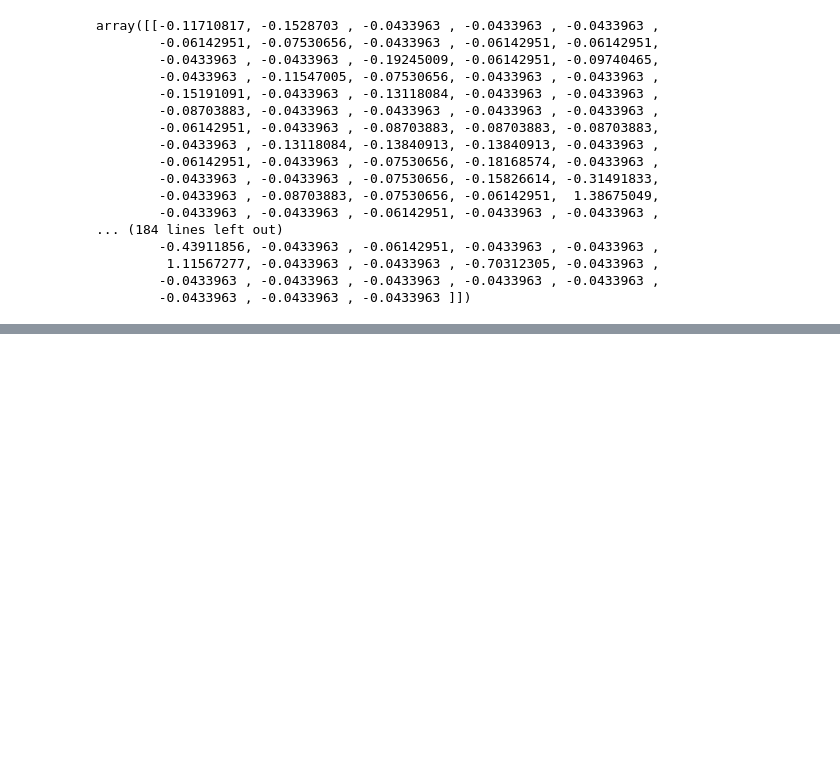
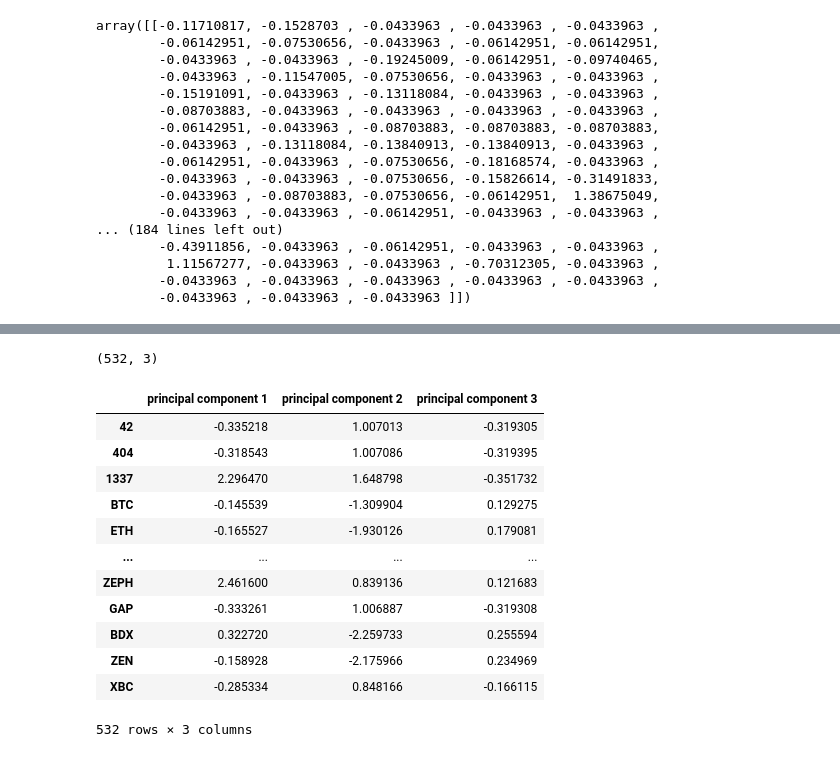
Before and after one commit to elp192/Cryptocurrencies, a Jupyter notebook: crypto_clustering.ipynb, the cells around one changed output, grey strips where cells are left out. Drawn from its saved outputs; the diff is of its cells as text; code cells hidden in the pictures; blank space fills up the shorter version.

Commit message:
Added Reduced data dimensions using PCA

```diff
--- a/crypto_clustering.ipynb
+++ b/crypto_clustering.ipynb
@@ -195,0 +198,5 @@ array([[-0.11710817, -0.1528703 , -0.0433963 , -0.0433963 , -0.0433963 ,
+# %%
+# Using PCA to reduce dimension to three principal components.
+pca=PCA(n_components=3)
+crypto_pca=pca.fit_transform(df_crypto_scaled)
+crypto_pca
@@ -195,0 +211,20 @@ array([[-0.11710817, -0.1528703 , -0.0433963 , -0.0433963 , -0.0433963 ,
+# %%
+# Create a DataFrame with the three principal components.
+df_crypto_pca=pd.DataFrame(data=crypto_pca,columns=['principal component 1','principal component 2','principal component 3'],index=df_crypto.index)
+print(df_crypto_pca.shape)
+df_crypto_pca
+# %% [output]
+(532, 3)
+|  | principal component 1 | principal component 2 | principal component 3 |
+| 42 | -0.335218 | 1.007013 | -0.319305 |
+| 404 | -0.318543 | 1.007086 | -0.319395 |
+| 1337 | 2.296470 | 1.648798 | -0.351732 |
+| BTC | -0.145539 | -1.309904 | 0.129275 |
+| ETH | -0.165527 | -1.930126 | 0.179081 |
+| ... | ... | ... | ... |
+| ZEPH | 2.461600 | 0.839136 | 0.121683 |
+| GAP | -0.333261 | 1.006887 | -0.319308 |
+| BDX | 0.322720 | -2.259733 | 0.255594 |
+| ZEN | -0.158928 | -2.175966 | 0.234969 |
+| XBC | -0.285334 | 0.848166 | -0.166115 |
+532 rows × 3 columns
```
Also changed, not shown: parts of 2 cells of this notebook.
